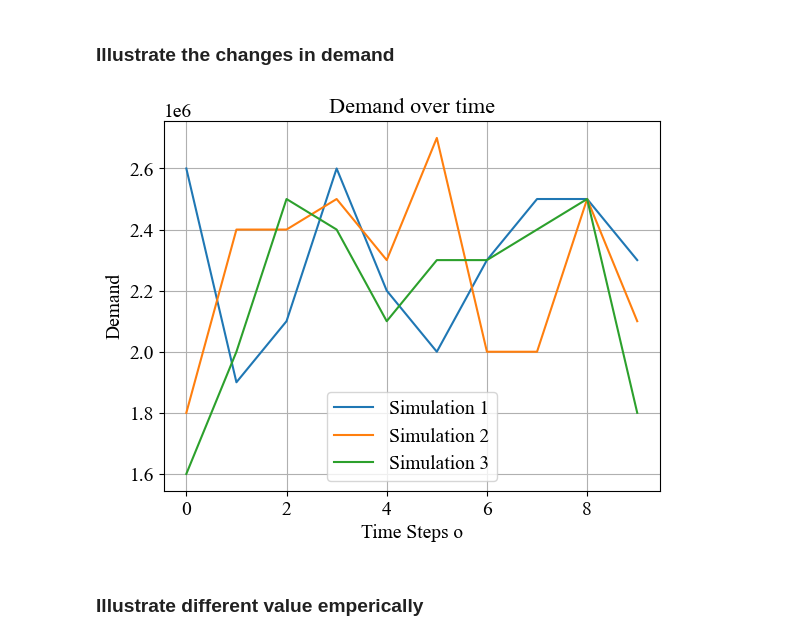
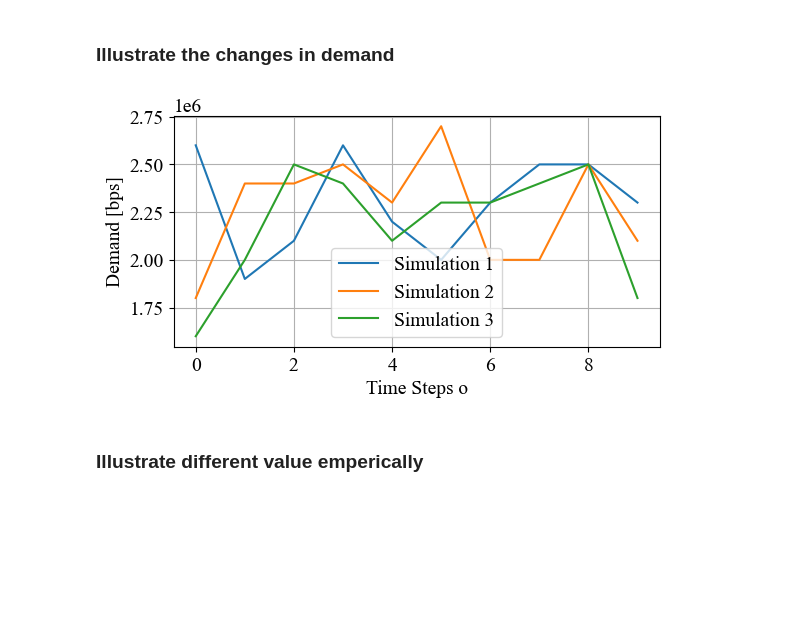
Before and after one commit to AppelEater/P10masters, a Jupyter notebook: visualizers/visualize_demand_and_predictions.ipynb, the cells around one changed output. Drawn from its saved outputs; the diff is of its cells as text; code cells hidden in the pictures; blank space fills up the shorter version.

```diff
--- a/visualizers/visualize_demand_and_predictions.ipynb
+++ b/visualizers/visualize_demand_and_predictions.ipynb
@@ -18,11 +20,12 @@ plt.rcParams['axes.grid'] = True
 plt.rcParams['font.size'] = 14  # change this number to taste
 
 # 4. (Optional) Adjust axes titles and labels separately if you like:
-plt.rcParams['axes.titlesize'] = 16
+plt.rcParams['axes.titlesize'] = 14
 plt.rcParams['axes.labelsize'] = 14
 # %% [markdown]
 ### Illustrate the changes in demand
 # %%
+plt.figure(figsize=(6.27, 3))
 for x in range(1, 4):
     number_of_users = 30
     s = []
@@ -31,36 +34,35 @@ for x in range(1, 4):
 
     for i in range(number_of_users):
         s.append(jax.random.choice(key, jax.numpy.asarray([0, 1]), shape=(1,), p=jax.numpy.asarray([0.3, 0.7])))
         subkey, key = jax.random.split(key)
 
     key = jax.random.split(key, (number_of_users,))
 
     s = jax.numpy.array(s)
 
     alpha = 0.7
     beta = 0.2
 
     A = jax.numpy.asarray([[1-alpha, alpha], [beta, 1-beta]])
 
     O = 10
 
     time_series = jax.numpy.zeros((number_of_users, O))
 
     s = s.reshape((number_of_users))
 
     demands = pl.users_state_change(A, s, time_series, key)
 
     demand_over_time = jax.numpy.sum(demands, axis=0)*100000
     plt.plot(demand_over_time, label=f"Simulation {x}")
 
 plt.legend()
-plt.title("Demand over time")
 plt.xlabel("Time Steps o")
-plt.ylabel("Demand")
+plt.ylabel("Demand [bps]")
 plt.savefig("demand_over_time.pdf",  bbox_inches='tight')
 plt.show()
 # %% [output]
-[figure, old version]
+[figure, new version]
 # %% [markdown]
 ### Illustrate different value emperically
 # %%
```
Also changed, not shown: parts of 5 cells of this notebook, 9 other files.
